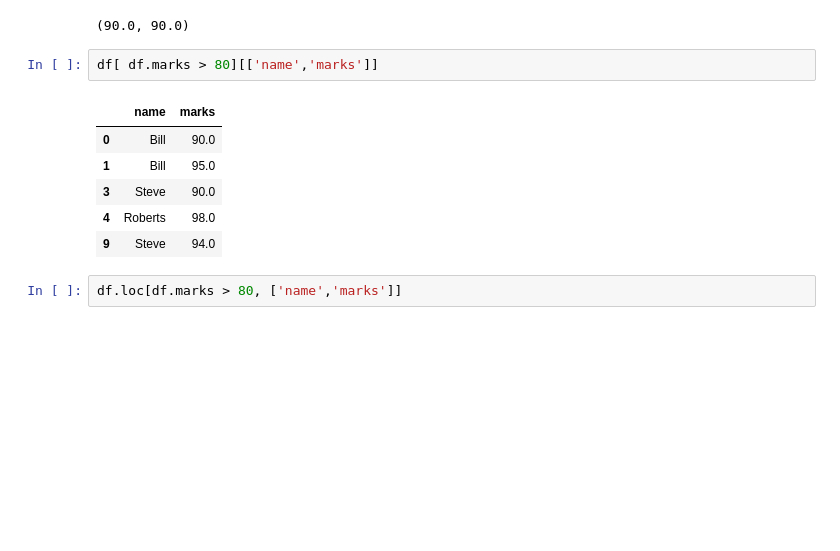
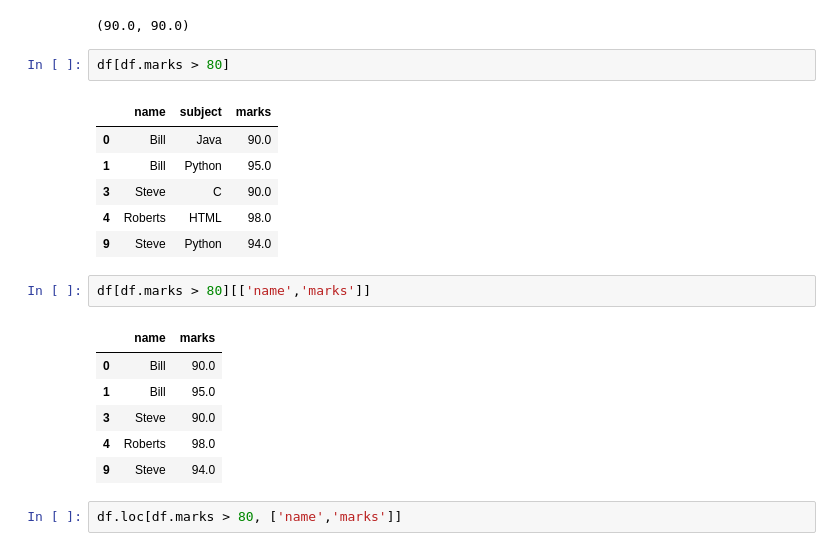
Before and after one commit to srikanthpragada/DS_18_MAY_2020, a Jupyter notebook: pandas/marks_df.ipynb, the cells around one changed output. Cells and saved outputs as stored; diff of their text form; blank space fills up the shorter version.

```diff
--- a/pandas/marks_df.ipynb
+++ b/pandas/marks_df.ipynb
@@ -113,8 +136,17 @@ df[['name','marks']]
 df.at[0,'marks'], df.iat[0,2]
 # %% [output]
 (90.0, 90.0)
+# %%
+df[df.marks > 80]
+# %% [output]
+|  | name | subject | marks |
+| 0 | Bill | Java | 90.0 |
+| 1 | Bill | Python | 95.0 |
+| 3 | Steve | C | 90.0 |
+| 4 | Roberts | HTML | 98.0 |
+| 9 | Steve | Python | 94.0 |
 # %%
-df[ df.marks > 80][['name','marks']]
+df[df.marks > 80][['name','marks']]
 # %% [output]
 |  | name | marks |
 | 0 | Bill | 90.0 |
```
Also changed, not shown: parts of 7 cells of this notebook, 4 other files.
